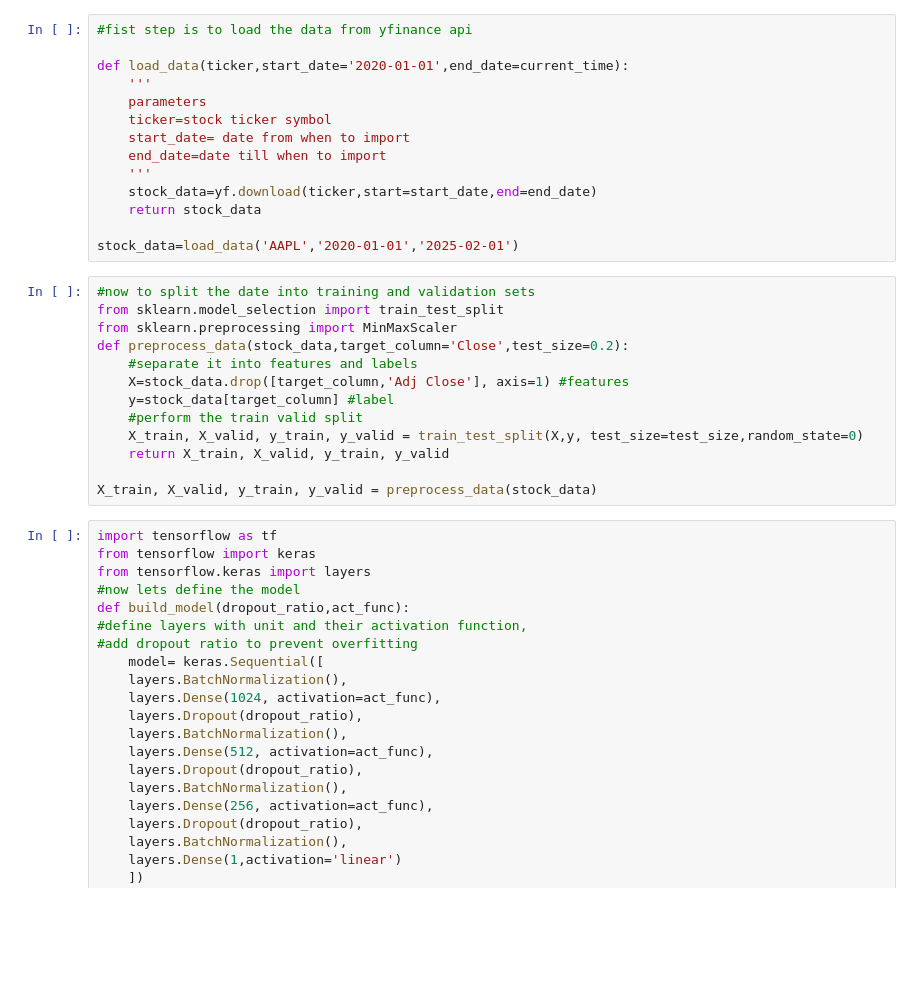
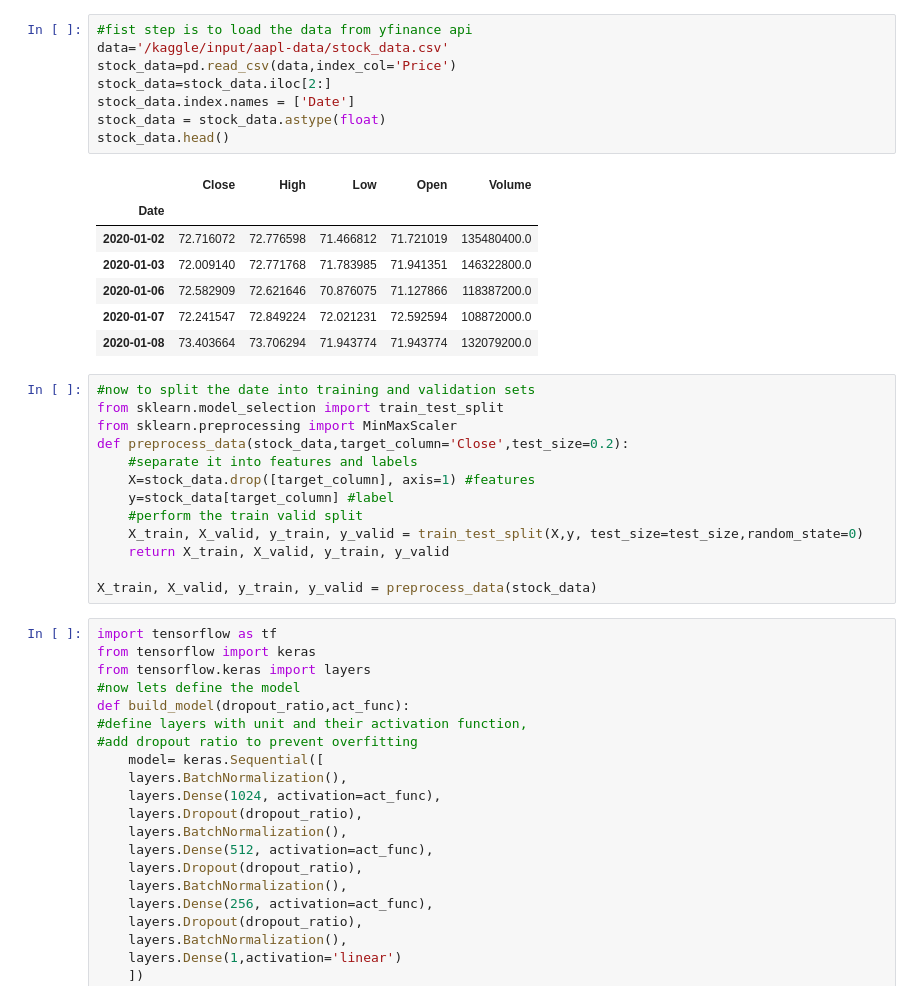
Before and after one commit to Satyam-2303/Closing-Price-Prediction, a Jupyter notebook: basic-stock-prediction.ipynb, the cells around one changed output. Cells and saved outputs as stored; diff of their text form; blank space fills up the shorter version.

```diff
--- a/basic-stock-prediction.ipynb
+++ b/basic-stock-prediction.ipynb
@@ -23,24 +26,26 @@ for dirname, _, filenames in os.walk('/kaggle/input'):
-# %%
-#fist step is to load the data from yfinance api
-
-def load_data(ticker,start_date='2020-01-01',end_date=current_time):
-    '''
-    parameters
-    ticker=stock ticker symbol
-    start_date= date from when to import
-    end_date=date till when to import
-    '''
-    stock_data=yf.download(ticker,start=start_date,end=end_date)
-    return stock_data
-
-stock_data=load_data('AAPL','2020-01-01','2025-02-01')
+# %%
+#fist step is to load the data from yfinance api
+data='/kaggle/input/aapl-data/stock_data.csv'
+stock_data=pd.read_csv(data,index_col='Price')
+stock_data=stock_data.iloc[2:]
+stock_data.index.names = ['Date']
+stock_data = stock_data.astype(float)
+stock_data.head()
+# %% [output]
+|  | Close | High | Low | Open | Volume |
+| Date |  |  |  |  |  |
+| 2020-01-02 | 72.716072 | 72.776598 | 71.466812 | 71.721019 | 135480400.0 |
+| 2020-01-03 | 72.009140 | 72.771768 | 71.783985 | 71.941351 | 146322800.0 |
+| 2020-01-06 | 72.582909 | 72.621646 | 70.876075 | 71.127866 | 118387200.0 |
+| 2020-01-07 | 72.241547 | 72.849224 | 72.021231 | 72.592594 | 108872000.0 |
+| 2020-01-08 | 73.403664 | 73.706294 | 71.943774 | 71.943774 | 132079200.0 |
 # %%
 #now to split the date into training and validation sets
 from sklearn.model_selection import train_test_split
 from sklearn.preprocessing import MinMaxScaler
 def preprocess_data(stock_data,target_column='Close',test_size=0.2):
     #separate it into features and labels
-    X=stock_data.drop([target_column,'Adj Close'], axis=1) #features
+    X=stock_data.drop([target_column], axis=1) #features
     y=stock_data[target_column] #label
     #perform the train valid split
     X_train, X_valid, y_train, y_valid = train_test_split(X,y, test_size=test_size,random_state=0)
```
Also changed, not shown: parts of 4 cells of this notebook.
